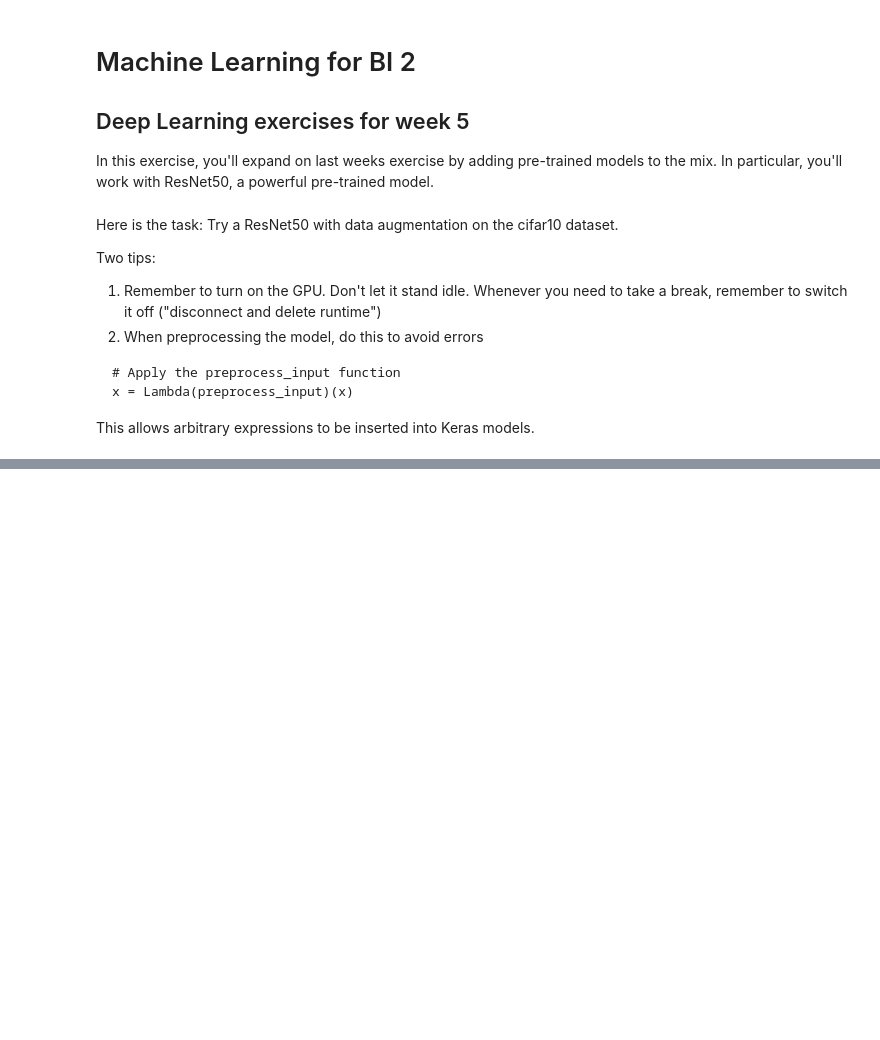
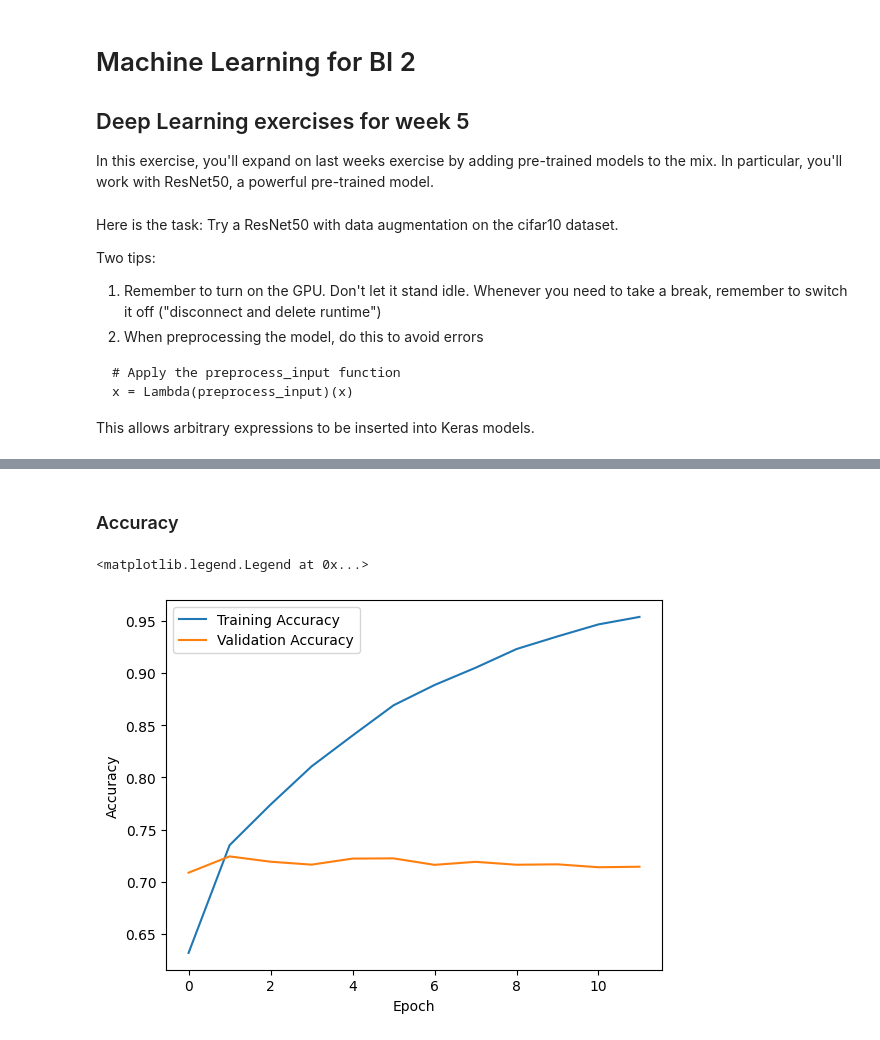
Before and after one commit to MiguelAtencio/deep-learning-copilot, a Jupyter notebook: ML4BI_E6.ipynb, the cells around one changed output, grey strips where cells are left out. Cells and saved outputs as stored; diff of their text form; code cells hidden in the pictures; blank space fills up the shorter version.

Commit message:
Adding exercise 6: Pre-trained models and fine-tuning

```diff
--- a/ML4BI_E6.ipynb
+++ b/ML4BI_E6.ipynb
@@ -26,0 +139,8 @@ This allows arbitrary expressions to be inserted into Keras models.
+# %%
+train_dataset = tf.data.Dataset.from_tensor_slices((train_images, train_labels)).batch(128)
+val_dataset = tf.data.Dataset.from_tensor_slices((val_images, val_labels)).batch(128)
+test_dataset = tf.data.Dataset.from_tensor_slices((test_images, test_labels)).batch(128)
+# %%
+train_features, train_labels = get_features_and_labels(train_dataset)
+val_features, val_labels = get_features_and_labels(val_dataset)
+test_features, test_labels = get_features_and_labels(test_dataset)
@@ -26,0 +151,15 @@ This allows arbitrary expressions to be inserted into Keras models.
+# %%
+inputs = keras.Input(shape=train_features.shape[1:])
+x = layers.GlobalAveragePooling2D()(inputs)
+x = layers.Dense(256, activation='relu')(x)
+x = layers.Dropout(0.25)(x)
+outputs = layers.Dense(10, activation='softmax')(x)
+model = keras.Model(inputs, outputs)
+# %%
+model.compile(optimizer='adam',
+              loss='sparse_categorical_crossentropy',
+                metrics=['accuracy'])
+
+callbacks = [keras.callbacks.EarlyStopping(patience=10, restore_best_weights=True)]
+
+history = model.fit(train_features, train_labels, batch_size=256, epochs=30, validation_data=(val_features, val_labels), callbacks=callbacks)
@@ -26,0 +184,11 @@ This allows arbitrary expressions to be inserted into Keras models.
+# %% [markdown]
+### Accuracy
+# %%
+plt.plot(history.history['accuracy'], label='Training Accuracy')
+plt.plot(history.history['val_accuracy'], label='Validation Accuracy')
+plt.xlabel('Epoch')
+plt.ylabel('Accuracy')
+plt.legend()
+# %% [output]
+<matplotlib.legend.Legend at 0x...>
+[figure, added]
```
Also changed, not shown: parts of 34 cells of this notebook.
